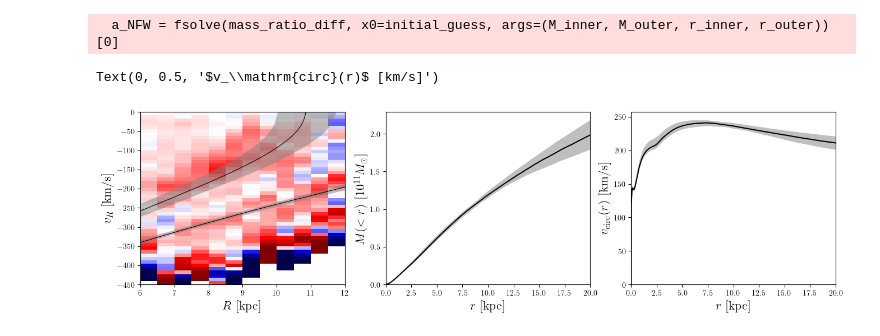
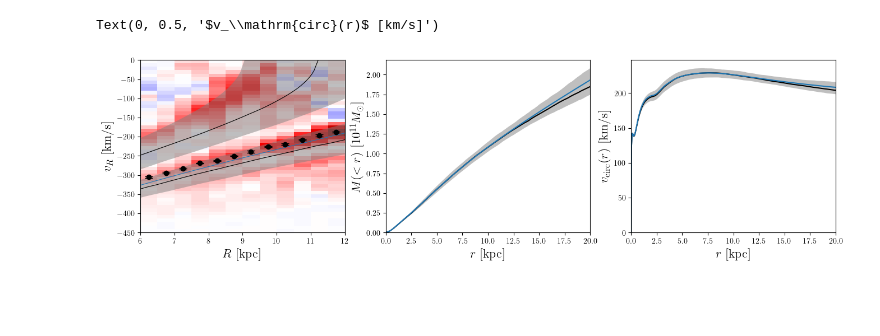
Before and after one commit to adllmr/resonances, a Jupyter notebook: pot_pat_fit.ipynb, the cells around one changed output. Saved outputs shown, nothing was run; the diff lists cells and outputs as text; code cells hidden in the pictures; blank space fills up the shorter version.

```diff
--- a/pot_pat_fit.ipynb
+++ b/pot_pat_fit.ipynb
@@ -860,30 +878,13 @@ tau: [ 49.93966598  67.51102817  65.98803653  76.29799496 119.29083054
 
 import corner
 
-flat_samples = sampler.get_chain(discard=500, thin=15, flat=True)
-print(flat_samples.shape)
+flat_samples = sampler.get_chain(discard=600, thin=15, flat=True)
 
-# Calculate true M20
-a_NFW_sim = 19.6
-vcirc_baryon = (-R_sun * pot_axi_baryon.force(np.array([R_sun, 0, 0]).T)[0])**0.5
-vcirc_dark = (vcirc_sun_sim**2 - vcirc_baryon**2)**0.5
-
-# DM halo density normalisation
-rho_0 = R_sun * vcirc_dark**2 / (4 * np.pi * agama.G * a_NFW_sim**3) * (np.log(1 + R_sun/a_NFW_sim) - 1/(1 + a_NFW_sim/R_sun))**(-1)
-
-M20_dark_sim = 4*np.pi*rho_0*a_NFW_sim**3 * (np.log(1+20/a_NFW_sim) - 20/(a_NFW_sim + 20)) / 1e11
-
-M20_sim = M20_dark_sim + pot_axi_baryon.enclosedMass(20)/1e11
-
-Menc_sun_dark_sim = vcirc_dark**2 * R_sun / agama.G
-
-rho_0_test, a_NFW_test = calc_NFW_params(Menc_sun_dark_sim/1e11, M20_dark_sim)
-
-theta_true = [vcirc_sun_sim, M20_sim, Omega_b_sim[snap], 250, Delta_E_OLR_mean, 0]
+theta_true = [vcirc_sun_sim, M20_sim, Omega_b_sim[snap], 250, -1, 20, 0]
 
 print(theta_true)
 
-labels = ['$v_\mathrm{circ}$ [km/s]', '$M(<20\,\mathrm{kpc})$ [$10^{11}M_\odot$]', '$\Omega_\mathrm{b}$ [km/s/kpc]', '$L_z$ [kpc km/s]', '$\Delta E_\mathrm{OLR}$ [(km/s)$^2$]', '$\sigma_\mathrm{model}$ [km/s]']
+labels = ['$v_\mathrm{circ}$ [km/s]', '$M(<20\,\mathrm{kpc})$ [$10^{11}M_\odot$]', '$\Omega_\mathrm{b}$ [km/s/kpc]', '$L_z$ [kpc km/s]', '$m$ [km/s/kpc]', '$c$ [km/s]', '$\sigma_\mathrm{model}$ [km/s]']
 
 fig = corner.corner(
     flat_samples, labels=labels, truths=theta_true
@@ -897,8 +897,8 @@ fig = corner.corner(
 
 from IPython.display import display, Math
 
-labels = ['v_\mathrm{circ}', 'M(<20)', '\Omega_\mathrm{b}', 'L_z', '\Delta E_\mathrm{OLR}', '\sigma_\mathrm{model}']
-units = ['\mathrm{km/s}', '10^{11}M_\odot', '\mathrm{km/s/kpc}', '\mathrm{kpc\,km/s}', '(\mathrm{km/s})^2', '\mathrm{km/s}']
+labels = ['v_\mathrm{circ}', 'M(<20)', '\Omega_\mathrm{b}', 'L_z', 'm', 'c', '\sigma_\mathrm{model}']
+units = ['\mathrm{km/s}', '10^{11}M_\odot', '\mathrm{km/s/kpc}', '\mathrm{kpc\,km/s}', '\mathrm{km/s/kpc}', '\mathrm{km/s}', '\mathrm{km/s}']
 
 for i in range(ndim):
     mcmc = np.percentile(flat_samples[:, i], [16, 50, 84])
@@ -934,8 +935,8 @@ for i in range(N_samples):
     # print(flat_samples[i,0])
     pot_mod = make_pot(flat_samples[i,0], flat_samples[i,1], pot_axi_baryon)
 
-    vR_res = calc_res_orbit(pot_mod, flat_samples[i,2], res_ratio, flat_samples[i,3], flat_samples[i,4])
-    vR_res_CR = calc_res_orbit(pot_mod, flat_samples[i,2], 0, 250, 0)
+    vR_res = calc_res_orbit(pot_mod, flat_samples[i,2], res_ratio, flat_samples[i,3], 0, 0)#flat_samples[i,4], flat_samples[i,5])
+    vR_res_CR = calc_res_orbit(pot_mod, flat_samples[i,2], 0, 250, 0, 0)
 
     vR_res_array[i] = np.nan_to_num(vR_res(R_grid))
     vR_res_CR_array[i] = np.nan_to_num(vR_res_CR(R_grid))
@@ -946,13 +947,18 @@ for i in range(N_samples):
     vcirc = (-r_grid * pot_mod.force(np.array([r_grid, 0*r_grid, 0*r_grid]).T)[:,0])**0.5
     vcirc_array[i] = vcirc
 
+vR_res_sim = calc_res_orbit(pot_axi_sim, Omega_b_sim[snap], res_ratio, 250, 0, 0)(R_grid)
+Menc_sim = pot_axi_sim.enclosedMass(r_grid)/1e11
+vcirc_sim = (-r_grid * pot_axi_sim.force(np.array([r_grid, 0*r_grid, 0*r_grid]).T)[:,0])**0.5
+
 
 # Plot radial phase space
-axs[0].imshow(hist_antisym_data.T, extent=(R_bins[0], R_bins[-1], vR_bins[0], vR_bins[-1]), cmap='seismic', vmin=-1, vmax=1, origin='lower', interpolation='none', aspect='auto')
-# axs[0].errorbar(x, y, yerr, c='k', fmt='o', capsize=5, elinewidth=1, capthick=1)
+axs[0].imshow(hist_antisym_sim.T, extent=(R_bins[0], R_bins[-1], vR_bins[0], vR_bins[-1]), cmap='seismic', origin='lower', interpolation='none', aspect='auto')
+axs[0].errorbar(x, y, yerr, c='k', fmt='o', capsize=5, elinewidth=1, capthick=1)
 
 axs[0].plot(R_grid, np.nanmedian(vR_res_array, axis=0), c='k', lw=0.8)
 axs[0].fill_between(R_grid, np.nanpercentile(vR_res_array, 16, axis=0), np.nanpercentile(vR_res_array, 84, axis=0), fc='grey', alpha=0.5)
+axs[0].plot(R_grid, vR_res_sim, c='tab:blue', lw=0.8)
 
 # axs[0].plot(R_grid, np.nanpercentile(vR_res_array, 16, axis=0), c='k', ls='--', lw=0.8)
 # axs[0].plot(R_grid, np.nanpercentile(vR_res_array, 84, axis=0), c='k', ls='--', lw=0.8)
@@ -960,13 +966,17 @@ axs[0].fill_between(R_grid, np.nanpercentile(vR_res_array, 16, axis=0), np.nanpe
 axs[0].plot(R_grid, np.nanmedian(vR_res_CR_array, axis=0), c='k', lw=0.8)
 axs[0].fill_between(R_grid, np.nanpercentile(vR_res_CR_array, 16, axis=0), np.nanpercentile(vR_res_CR_array, 84, axis=0), fc='grey', alpha=0.5)
 
+
 # axs[0].plot(R_grid, np.nanpercentile(vR_res_CR_array, 16, axis=0), c='k', ls='--', lw=0.8)
 # axs[0].plot(R_grid, np.nanpercentile(vR_res_CR_array, 84, axis=0), c='k', ls='--', lw=0.8)
 
 axs[1].plot(r_grid, np.nanmedian(Menc_array, axis=0), c='k')
 axs[1].fill_between(r_grid, np.nanpercentile(Menc_array, 16, axis=0), np.nanpercentile(Menc_array, 84, axis=0), fc='grey', alpha=0.5)
+axs[1].plot(r_grid, Menc_sim, c='tab:blue')
+
 axs[2].plot(r_grid, np.nanmedian(vcirc_array, axis=0), c='k')
 axs[2].fill_between(r_grid, np.nanpercentile(vcirc_array, 16, axis=0), np.nanpercentile(vcirc_array, 84, axis=0), fc='grey', alpha=0.5)
+axs[2].plot(r_grid, vcirc_sim, c='tab:blue')
 
 # axs[1].plot(r_grid, np.nanpercentile(Menc_array, 16, axis=0), c='k', ls='--')
 # axs[1].plot(r_grid, np.nanpercentile(Menc_array, 84, axis=0), c='k', ls='--')
@@ -984,33 +994,32 @@ axs[2].fill_between(r_grid, np.nanpercentile(vcirc_array, 16, axis=0), np.nanper
 # plt.plot(R_grid, np.median(vR_res_array), c='k')
 # plt.plot(R_grid, np.percentile(vR_res_array, 16), c='k', ls='--')
 # plt.plot(R_grid, np.percentile(vR_res_array, 84), c='k', ls='--')
 
 
     # plt.plot(R_grid, vR_res[1](R_grid), alpha=0.1, c='k')
 
 
 axs[0].set_ylim(vR_bins[0],0)
 axs[1].set_xlim(0,20)
 axs[1].set_ylim(0)
 axs[2].set_xlim(0,20)
 axs[2].set_ylim(0)
 
 axs[0].set_xlabel('$R$ [kpc]', fontsize=16)
 axs[0].set_ylabel('$v_R$ [km/s]', fontsize=16)
 
 axs[1].set_xlabel('$r$ [kpc]', fontsize=16)
 axs[1].set_ylabel('$M(<r)$ [$10^{11} M_\odot$]', fontsize=16)
 axs[2].set_xlabel('$r$ [kpc]', fontsize=16)
 axs[2].set_ylabel('$v_\mathrm{circ}(r)$ [km/s]', fontsize=16)
 
 
 # print(calc_log_probability(np.median(flat_samples, axis=0), x, y, yerr, pot_axi_baryon, res_ratio))
 
 
 # theta_true = [vcirc_sun_sim, M20_sim, Omega_b_sim[snap], 250, Delta_E_OLR_mean, 0]
 
 # print(calc_log_probability(theta_true, x, y, yerr, pot_axi_baryon, res_ratio))
 # %% [output]
-  a_NFW = fsolve(mass_ratio_diff, x0=initial_guess, args=(M_inner, M_outer, r_inner, r_outer))[0]
+Text(0, 0.5, '$v_\\mathrm{circ}(r)$ [km/s]')
-Text(0, 0.5, '$v_\\mathrm{circ}(r)$ [km/s]')
-[figure, old version]
+[figure, new version]
```
Also changed, not shown: parts of 42 cells of this notebook, 1 other file.
